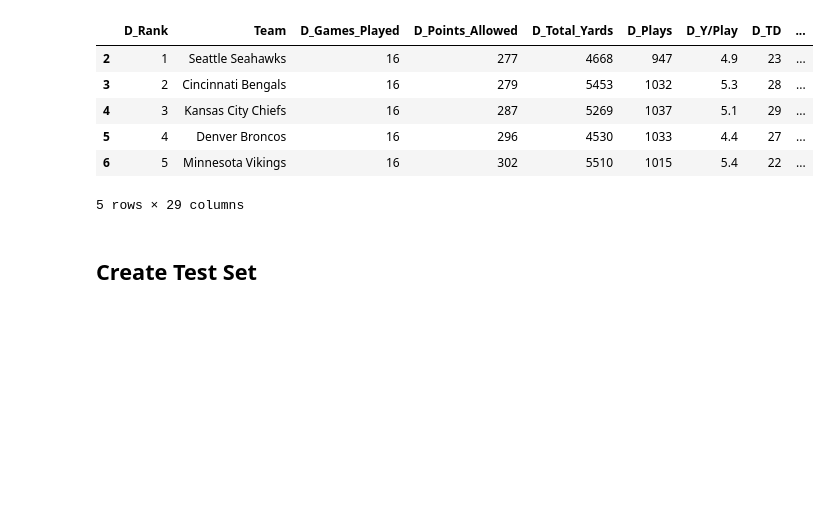
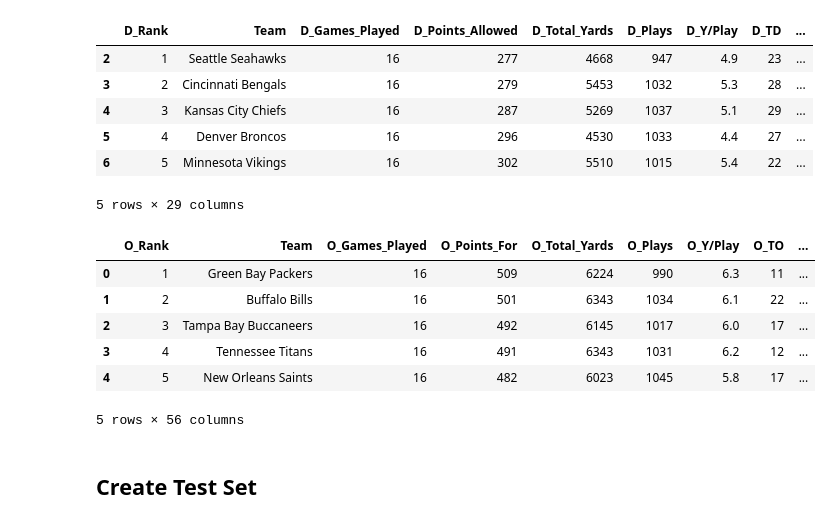
Before and after one commit to stefimaz/Praedico, a Jupyter notebook: Combine_csv.ipynb, the cells around one changed output. Saved outputs shown, nothing was run; the diff lists cells and outputs as text; code cells hidden in the pictures; blank space fills up the shorter version.

```diff
--- a/Combine_csv.ipynb
+++ b/Combine_csv.ipynb
@@ -289,3 +290,14 @@ trainSet = o_total.merge(d_total, on = ['Team', 'Year'])
+# %%
+trainset = o_total.merge(d_total, on = ['Team', 'Year'])
+trainset.head()
+# %% [output]
+|  | O_Rank | Team | O_Games_Played | O_Points_For | O_Total_Yards | O_Plays | O_Y/Play | O_TO | ... |
+| 0 | 1 | Green Bay Packers | 16 | 509 | 6224 | 990 | 6.3 | 11 | ... |
+| 1 | 2 | Buffalo Bills | 16 | 501 | 6343 | 1034 | 6.1 | 22 | ... |
+| 2 | 3 | Tampa Bay Buccaneers | 16 | 492 | 6145 | 1017 | 6.0 | 17 | ... |
+| 3 | 4 | Tennessee Titans | 16 | 491 | 6343 | 1031 | 6.2 | 12 | ... |
+| 4 | 5 | New Orleans Saints | 16 | 482 | 6023 | 1045 | 5.8 | 17 | ... |
+5 rows × 56 columns
 # %% [markdown]
 ## Create Test Set
 # %%
```
Also changed, not shown: parts of 69 cells of this notebook, 1 other file.
